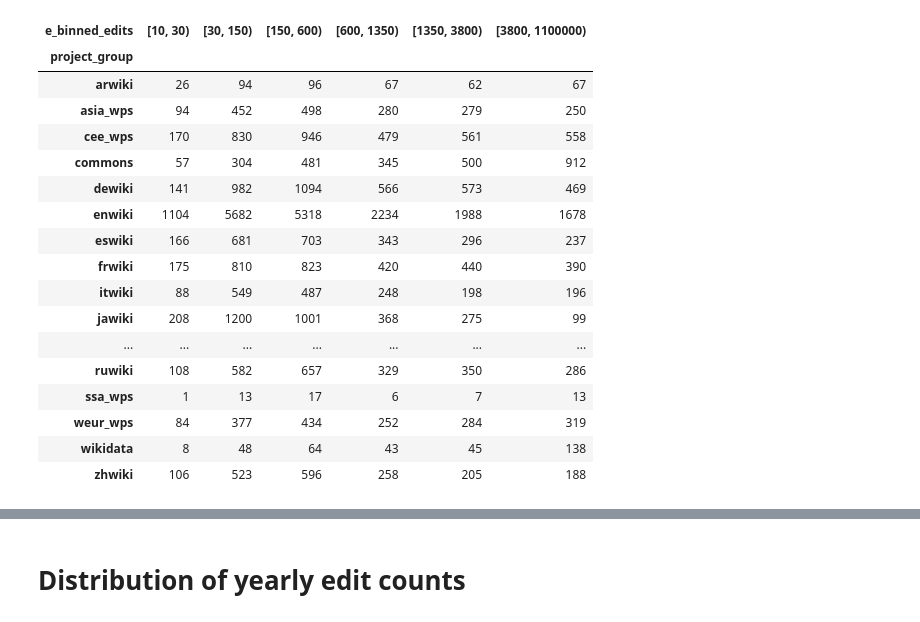
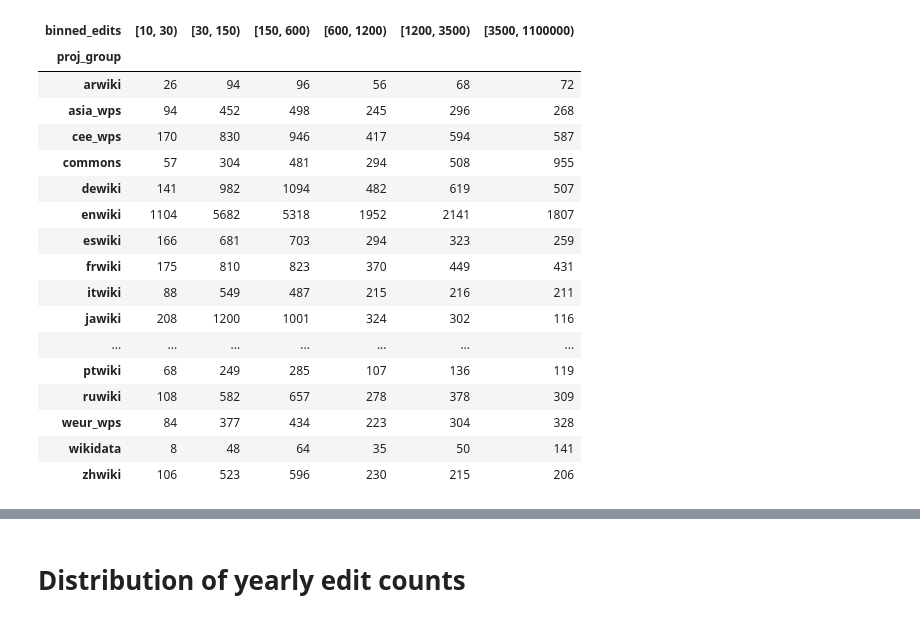
Before and after one commit to wikimedia-research/Community-Insights-sampling, a Jupyter notebook: population-analysis.ipynb, the cells around one changed output, grey strips where cells are left out. Saved outputs shown, nothing was run; the diff lists cells and outputs as text; code cells hidden in the pictures.

```diff
--- a/population-analysis.ipynb
+++ b/population-analysis.ipynb
@@ -39,12 +39,8 @@ pd.DataFrame(frame["project_group"].value_counts())
 # in order to make a pretty edge for the top bin
 top_edge = int(np.ceil(frame["global_edits"].max() / 100000) * 100000)
 
-# Evenish sized edit bins
-e_edit_bins = [10, 30, 150, 600, 1350, 3800, top_edge]
+# See readme for why we picked these bins
+edit_bins = [10, 30, 150, 600, 1200, 3500, top_edge]
 
-# Normalish sized edit bins
-n_edit_bins = [10, 30, 100, 600, 6000, 12000, top_edge]
-
-frame["e_binned_edits"] = pd.cut(frame["global_edits"], e_edit_bins, right=False)
-frame["n_binned_edits"] = pd.cut(frame["global_edits"], n_edit_bins, right=False)
+frame["binned_edits"] = pd.cut(frame["global_edits"], edit_bins, right=False)
 # %%
@@ -70,21 +56,21 @@ Name: n_binned_edits, dtype: int64
 # %%
-frame.groupby(["project_group", "e_binned_edits"]).size().unstack()
+frame.groupby(["proj_group", "binned_edits"]).size().unstack()
 # %% [output]
-| e_binned_edits | [10, 30) | [30, 150) | [150, 600) | [600, 1350) | [1350, 3800) | [3800, 1100000) |
-| project_group |  |  |  |  |  |  |
-| arwiki | 26 | 94 | 96 | 67 | 62 | 67 |
-| asia_wps | 94 | 452 | 498 | 280 | 279 | 250 |
-| cee_wps | 170 | 830 | 946 | 479 | 561 | 558 |
-| commons | 57 | 304 | 481 | 345 | 500 | 912 |
-| dewiki | 141 | 982 | 1094 | 566 | 573 | 469 |
-| enwiki | 1104 | 5682 | 5318 | 2234 | 1988 | 1678 |
-| eswiki | 166 | 681 | 703 | 343 | 296 | 237 |
-| frwiki | 175 | 810 | 823 | 420 | 440 | 390 |
-| itwiki | 88 | 549 | 487 | 248 | 198 | 196 |
-| jawiki | 208 | 1200 | 1001 | 368 | 275 | 99 |
+| binned_edits | [10, 30) | [30, 150) | [150, 600) | [600, 1200) | [1200, 3500) | [3500, 1100000) |
+| proj_group |  |  |  |  |  |  |
+| arwiki | 26 | 94 | 96 | 56 | 68 | 72 |
+| asia_wps | 94 | 452 | 498 | 245 | 296 | 268 |
+| cee_wps | 170 | 830 | 946 | 417 | 594 | 587 |
+| commons | 57 | 304 | 481 | 294 | 508 | 955 |
+| dewiki | 141 | 982 | 1094 | 482 | 619 | 507 |
+| enwiki | 1104 | 5682 | 5318 | 1952 | 2141 | 1807 |
+| eswiki | 166 | 681 | 703 | 294 | 323 | 259 |
+| frwiki | 175 | 810 | 823 | 370 | 449 | 431 |
+| itwiki | 88 | 549 | 487 | 215 | 216 | 211 |
+| jawiki | 208 | 1200 | 1001 | 324 | 302 | 116 |
 | ... | ... | ... | ... | ... | ... | ... |
-| ruwiki | 108 | 582 | 657 | 329 | 350 | 286 |
-| ssa_wps | 1 | 13 | 17 | 6 | 7 | 13 |
-| weur_wps | 84 | 377 | 434 | 252 | 284 | 319 |
-| wikidata | 8 | 48 | 64 | 43 | 45 | 138 |
-| zhwiki | 106 | 523 | 596 | 258 | 205 | 188 |
+| ptwiki | 68 | 249 | 285 | 107 | 136 | 119 |
+| ruwiki | 108 | 582 | 657 | 278 | 378 | 309 |
+| weur_wps | 84 | 377 | 434 | 223 | 304 | 328 |
+| wikidata | 8 | 48 | 64 | 35 | 50 | 141 |
+| zhwiki | 106 | 523 | 596 | 230 | 215 | 206 |
```
Also changed, not shown: parts of 13 cells of this notebook.
